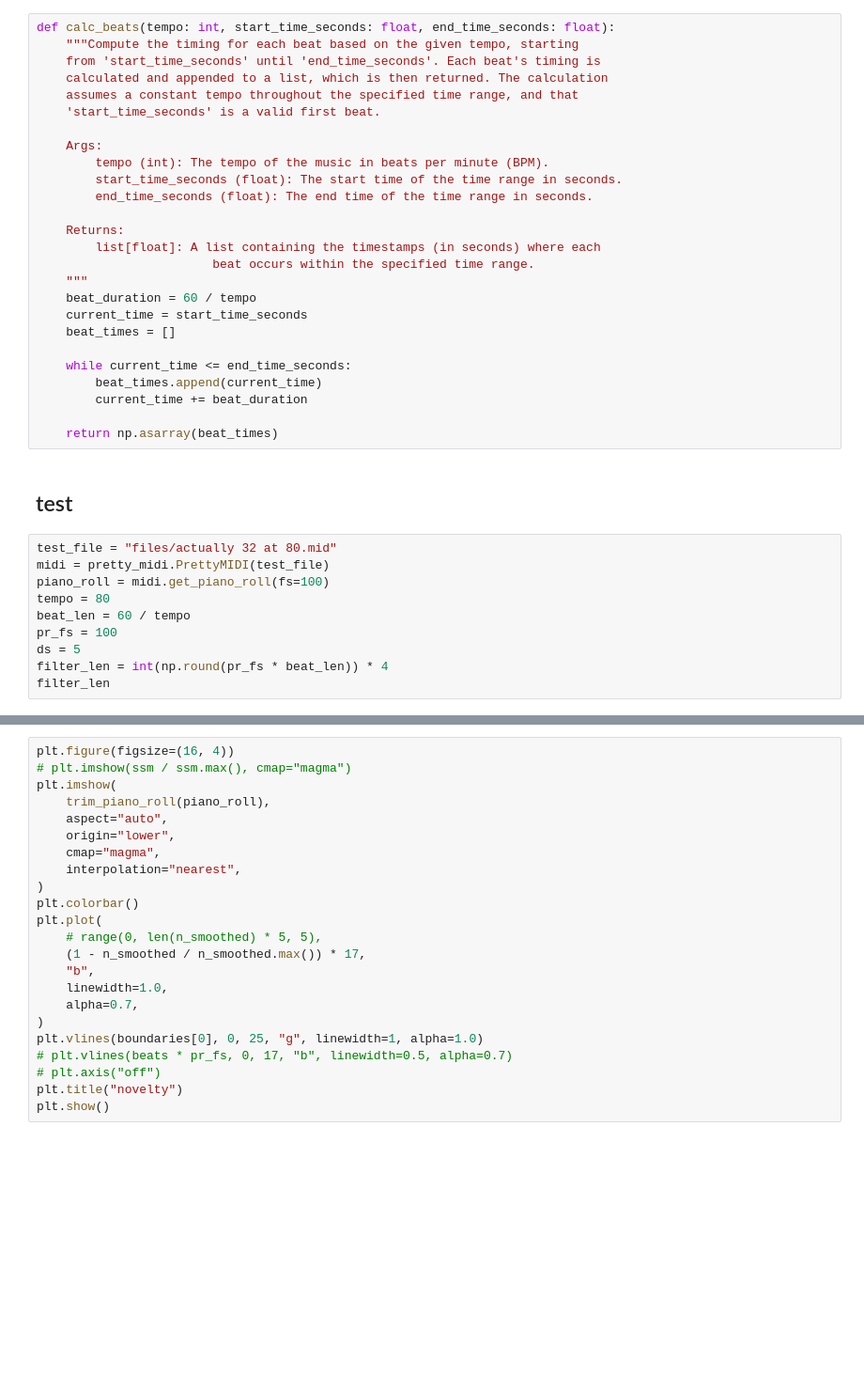
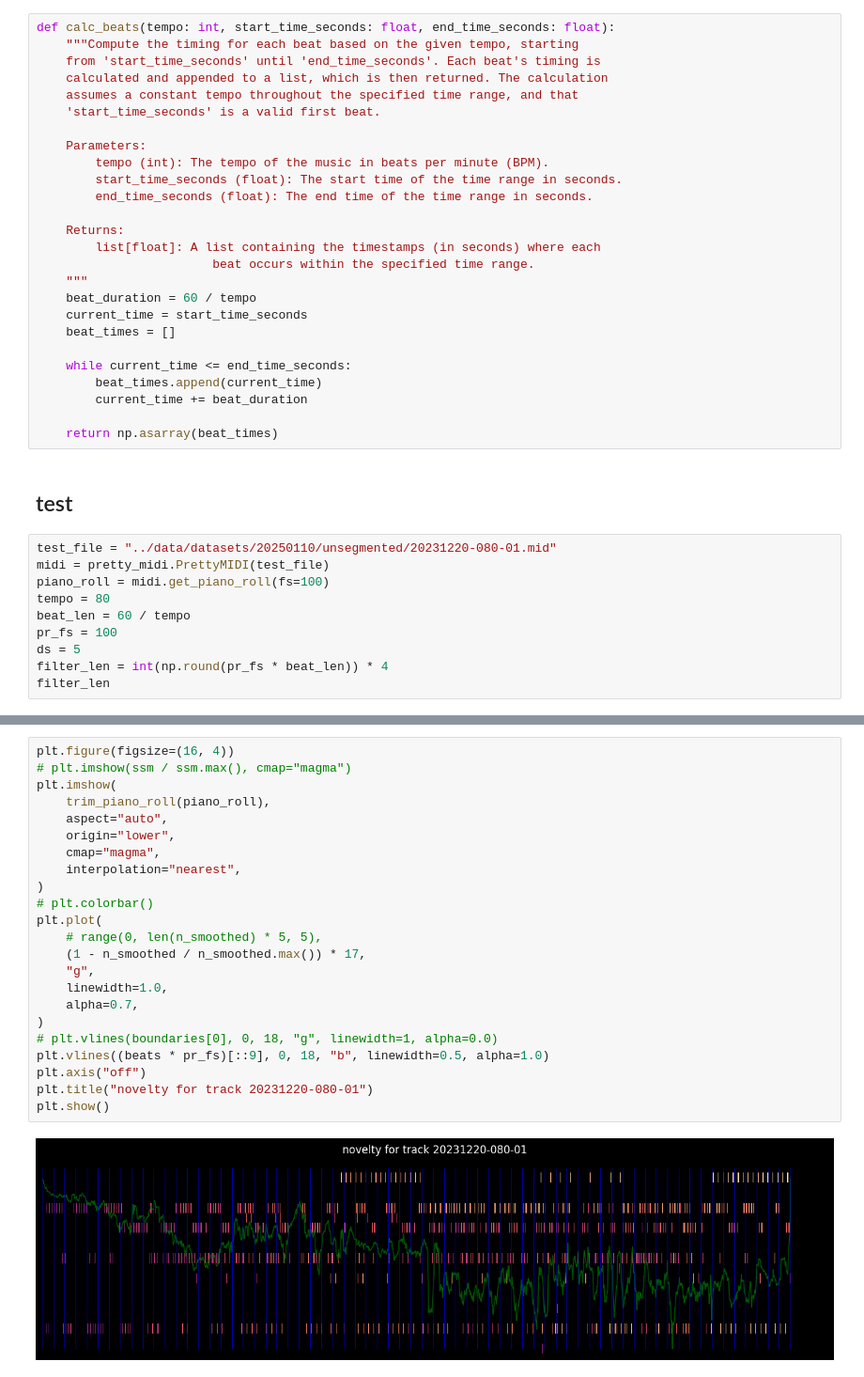
Before and after one commit to osageev/disklavier, a Jupyter notebook: notebooks/novelty.ipynb, the cells around one changed output, grey strips where cells are left out. Shown: that part at 94% size. Drawn from its saved outputs; the diff is of its cells as text; blank space fills up the shorter version.

```diff
--- a/notebooks/novelty.ipynb
+++ b/notebooks/novelty.ipynb
@@ -224,7 +224,7 @@ def calc_beats(tempo: int, start_time_seconds: float, end_time_seconds: float):
     assumes a constant tempo throughout the specified time range, and that
     'start_time_seconds' is a valid first beat.
 
-    Args:
+    Parameters:
         tempo (int): The tempo of the music in beats per minute (BPM).
         start_time_seconds (float): The start time of the time range in seconds.
         end_time_seconds (float): The end time of the time range in seconds.
@@ -245,7 +245,7 @@ def calc_beats(tempo: int, start_time_seconds: float, end_time_seconds: float):
 # %% [markdown]
 ## test
 # %%
-test_file = "files/actually 32 at 80.mid"
+test_file = "../data/datasets/20250110/unsegmented/20231220-080-01.mid"
 midi = pretty_midi.PrettyMIDI(test_file)
 piano_roll = midi.get_piano_roll(fs=100)
 tempo = 80
@@ -267,23 +275,25 @@ boundaries[0]
 # %%
 plt.figure(figsize=(16, 4))
 # plt.imshow(ssm / ssm.max(), cmap="magma")
 plt.imshow(
     trim_piano_roll(piano_roll),
     aspect="auto",
     origin="lower",
     cmap="magma",
     interpolation="nearest",
 )
-plt.colorbar()
+# plt.colorbar()
 plt.plot(
     # range(0, len(n_smoothed) * 5, 5),
     (1 - n_smoothed / n_smoothed.max()) * 17,
-    "b",
+    "g",
     linewidth=1.0,
     alpha=0.7,
 )
-plt.vlines(boundaries[0], 0, 25, "g", linewidth=1, alpha=1.0)
-# plt.vlines(beats * pr_fs, 0, 17, "b", linewidth=0.5, alpha=0.7)
-# plt.axis("off")
-plt.title("novelty")
+# plt.vlines(boundaries[0], 0, 18, "g", linewidth=1, alpha=0.0)
+plt.vlines((beats * pr_fs)[::9], 0, 18, "b", linewidth=0.5, alpha=1.0)
+plt.axis("off")
+plt.title("novelty for track 20231220-080-01")
 plt.show()
+# %% [output]
+[figure, added]
```
Also changed, not shown: parts of 5 cells of this notebook, 6 other files.
